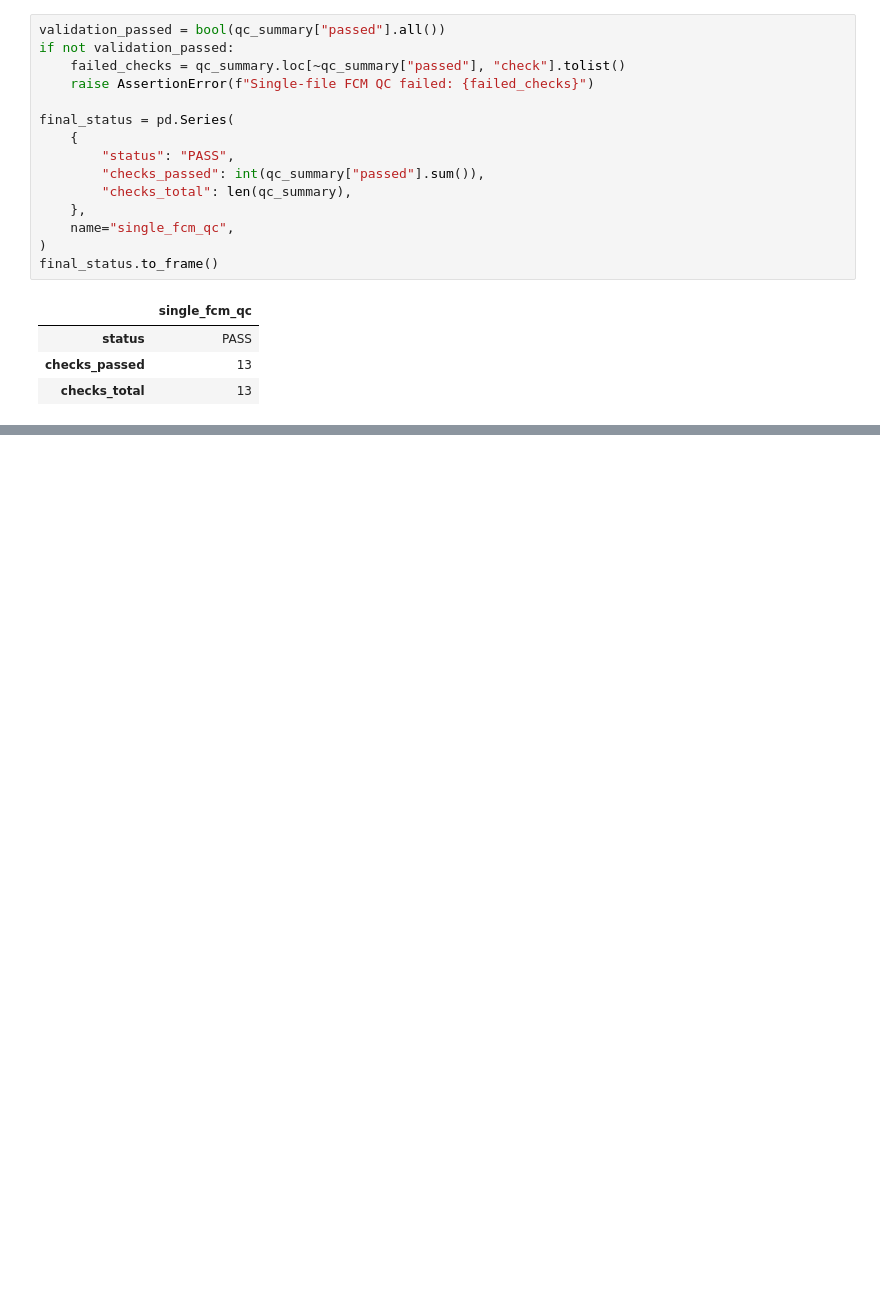
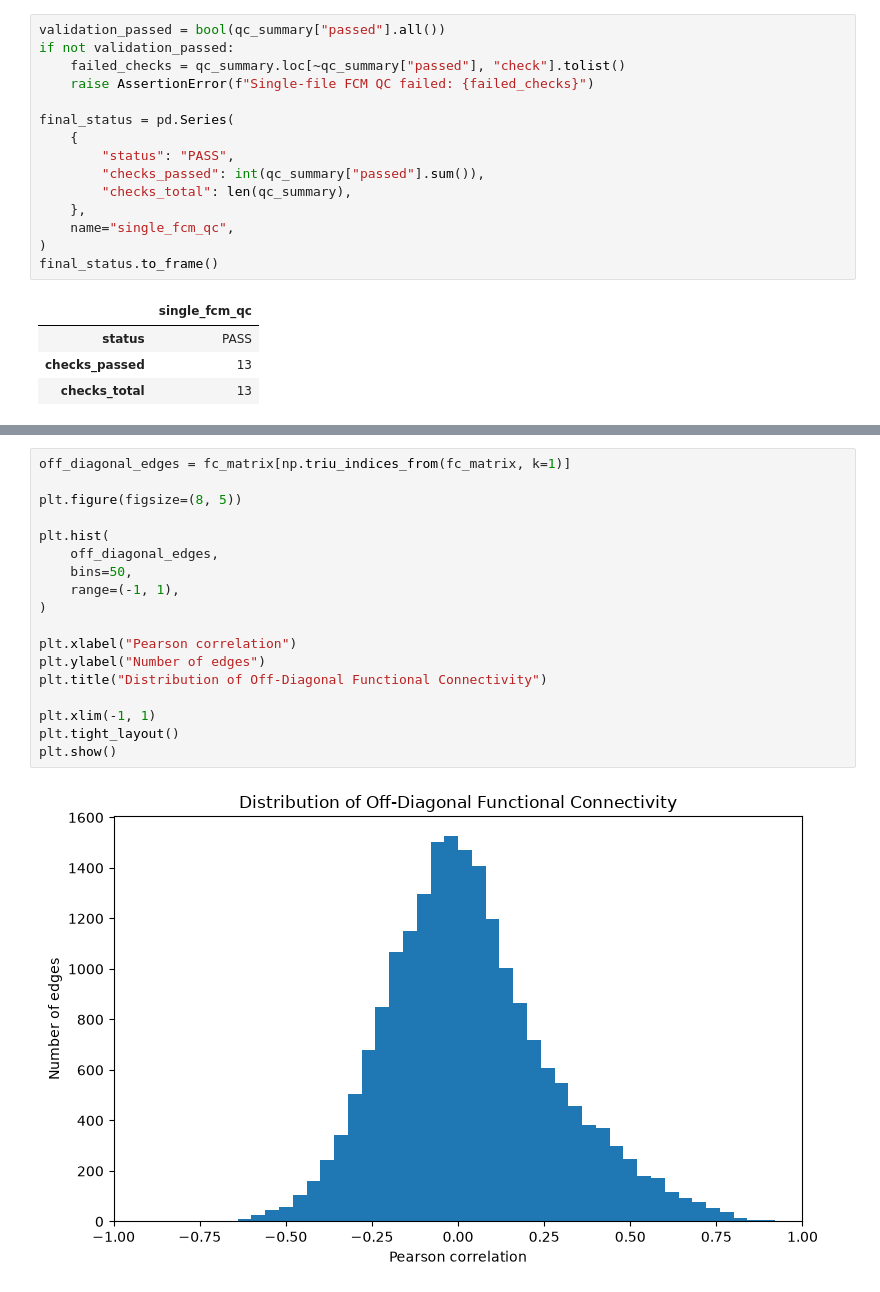
Before and after one commit to nasra-ismail/mpi-lemon-connectivity-cognition, a Jupyter notebook: notebooks/03_single_matrix_qc.ipynb, the cells around one changed output, grey strips where cells are left out. Cells and saved outputs as stored; diff of their text form; blank space fills up the shorter version.

```diff
--- a/notebooks/03_single_matrix_qc.ipynb
+++ b/notebooks/03_single_matrix_qc.ipynb
@@ -170,0 +270,20 @@ final_status.to_frame()
+# %%
+off_diagonal_edges = fc_matrix[np.triu_indices_from(fc_matrix, k=1)]
+
+plt.figure(figsize=(8, 5))
+
+plt.hist(
+    off_diagonal_edges,
+    bins=50,
+    range=(-1, 1),
+)
+
+plt.xlabel("Pearson correlation")
+plt.ylabel("Number of edges")
+plt.title("Distribution of Off-Diagonal Functional Connectivity")
+
+plt.xlim(-1, 1)
+plt.tight_layout()
+plt.show()
+# %% [output]
+[figure, added]
```
Also changed, not shown: parts of 23 cells of this notebook.
